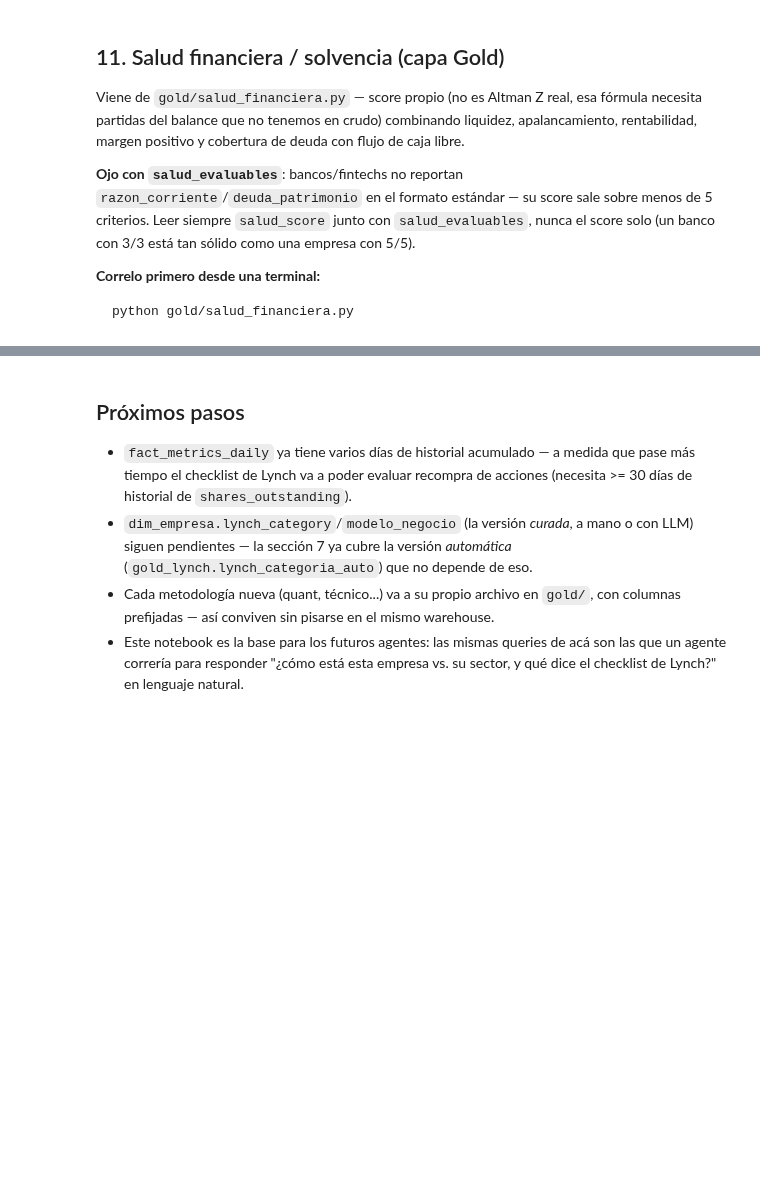
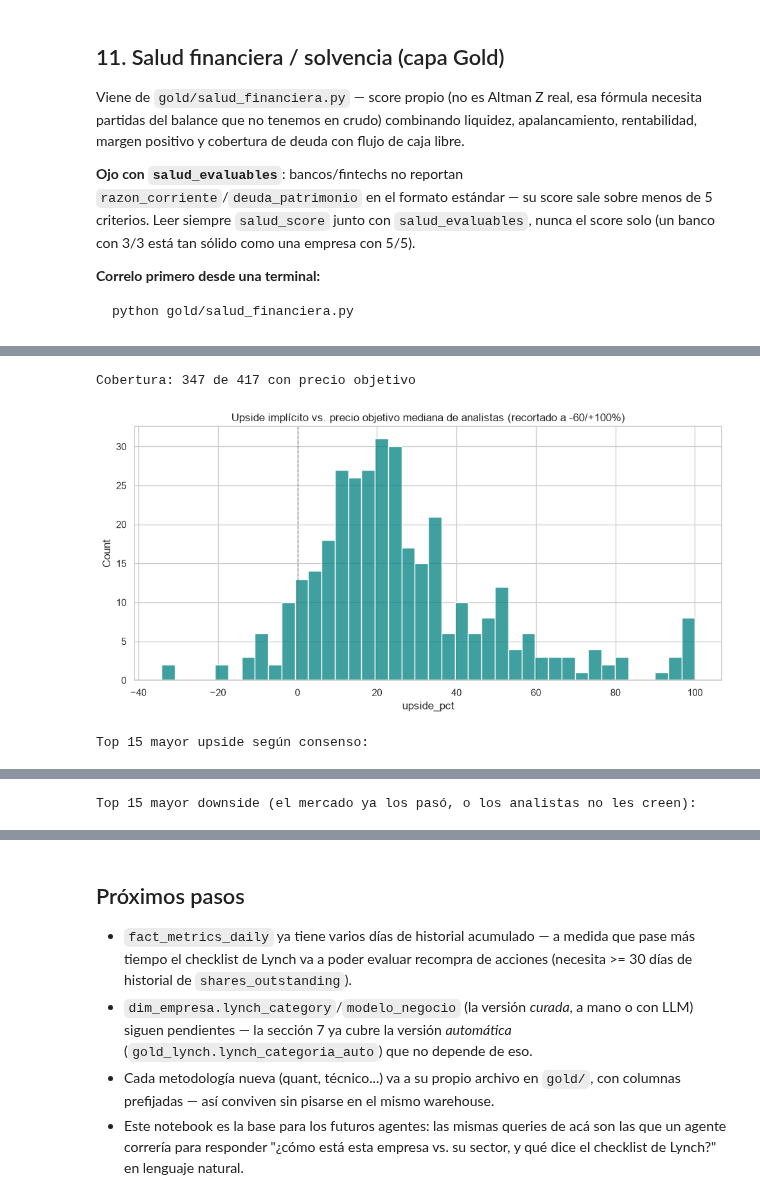
Before and after one commit to esfer98/cedears-data-pipeline, a Jupyter notebook: notebooks/eda_cedears.ipynb, the cells around one changed output, grey strips where cells are left out. Saved outputs shown, nothing was run; the diff lists cells and outputs as text; code cells hidden in the pictures; blank space fills up the shorter version.

```diff
--- a/notebooks/eda_cedears.ipynb
+++ b/notebooks/eda_cedears.ipynb
@@ -743,0 +769,42 @@ display(salud[(salud["salud_clasificacion"] == "Riesgo") & (salud["salud_evaluab
+# %%
+consenso = con.execute("""
+    WITH ultimo_precio AS (
+        SELECT ticker_usd, adj_close FROM fact_precios_daily
+        WHERE adj_close IS NOT NULL
+        QUALIFY ROW_NUMBER() OVER (PARTITION BY ticker_usd ORDER BY fecha DESC) = 1
+    ),
+    ultimo_consenso AS (
+        SELECT * FROM fact_consenso_analistas
+        QUALIFY ROW_NUMBER() OVER (PARTITION BY ticker_usd ORDER BY fecha DESC) = 1
+    )
+    SELECT c.*, d.nombre_empresa, d.sector, p.adj_close AS precio_actual,
+           ROUND((c.precio_objetivo_mediana / p.adj_close - 1) * 100, 1) AS upside_pct
+    FROM ultimo_consenso c
+    JOIN dim_empresa d USING (ticker_usd)
+    LEFT JOIN ultimo_precio p USING (ticker_usd)
+""").fetchdf()
+
+print(f"Cobertura: {consenso['precio_objetivo_mediana'].notna().sum()} de {len(consenso)} con precio objetivo")
+
+fig, ax = plt.subplots(figsize=(10, 5))
+sns.histplot(consenso["upside_pct"].dropna().clip(-60, 100), bins=40, ax=ax, color="teal")
+ax.axvline(0, color="grey", linewidth=1, linestyle="--")
+ax.set_title("Upside implícito vs. precio objetivo mediana de analistas (recortado a -60/+100%)")
+plt.tight_layout()
+plt.show()
+
+print("Top 15 mayor upside según consenso:")
+display(consenso.dropna(subset=["upside_pct"]).sort_values("upside_pct", ascending=False).head(15)[
+    ["ticker_usd", "nombre_empresa", "sector", "precio_actual", "precio_objetivo_mediana", "upside_pct",
+     "rec_strong_buy", "rec_buy", "rec_hold", "rec_sell", "rec_strong_sell"]
+])
+
+print("\nTop 15 mayor downside (el mercado ya los pasó, o los analistas no les creen):")
+display(consenso.dropna(subset=["upside_pct"]).sort_values("upside_pct").head(15)[
+    ["ticker_usd", "nombre_empresa", "sector", "precio_actual", "precio_objetivo_mediana", "upside_pct",
+     "rec_strong_buy", "rec_buy", "rec_hold", "rec_sell", "rec_strong_sell"]
+])
+# %% [output]
+Cobertura: 347 de 417 con precio objetivo
+[figure, added]
+Top 15 mayor upside según consenso:
@@ -743,0 +827 @@ display(salud[(salud["salud_clasificacion"] == "Riesgo") & (salud["salud_evaluab
+Top 15 mayor downside (el mercado ya los pasó, o los analistas no les creen):
```
Also changed, not shown: parts of 5 cells of this notebook.
